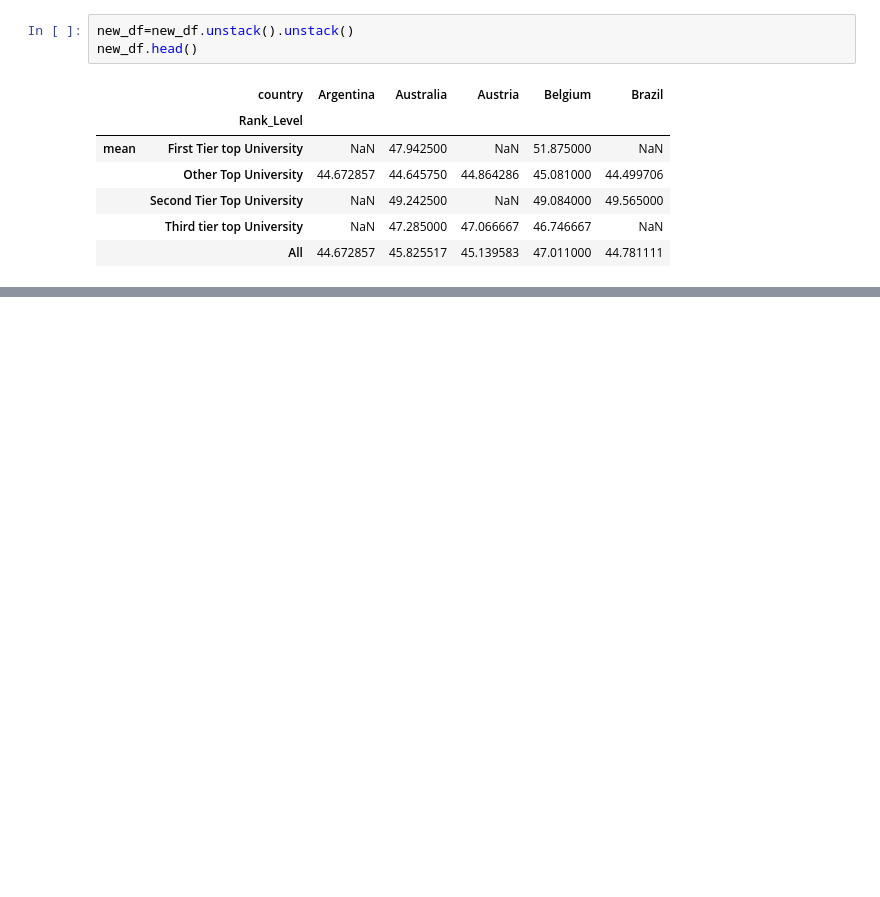
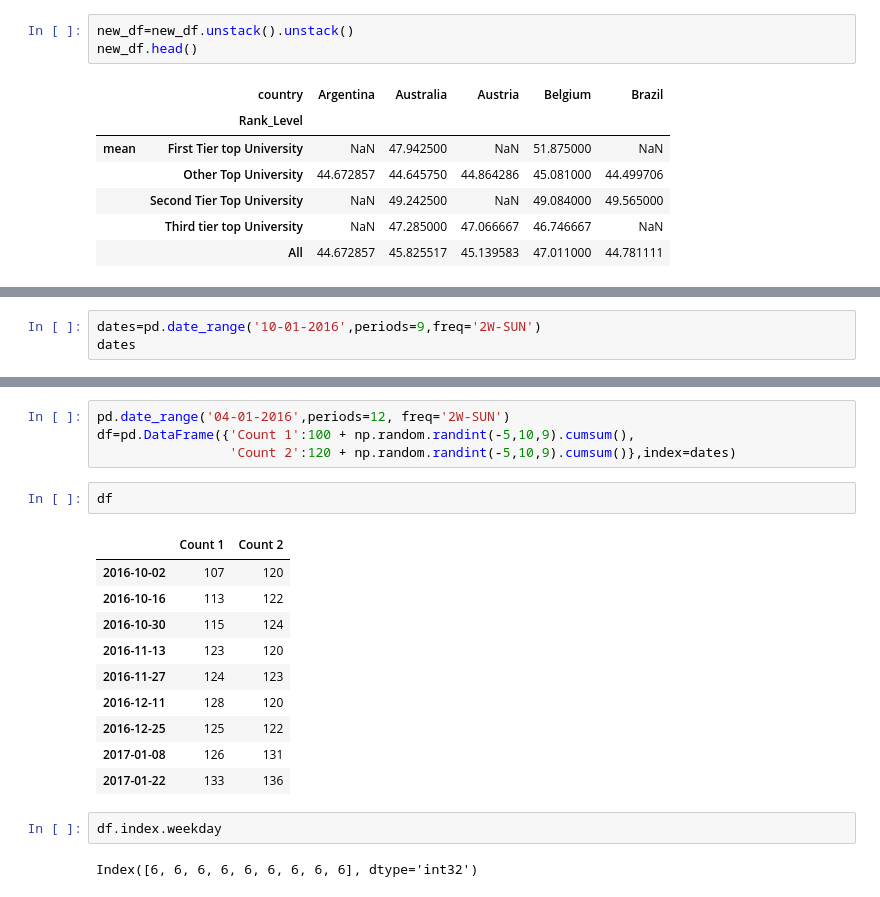
Before and after one commit to mrioshe/AppliedDataScienceWithPython, a Jupyter notebook: IntroductionToDataScienceInPython/week3_MoreDataProcessingWithPandas/MoreDataProcessingWithPandas.ipynb, the cells around one changed output, grey strips where cells are left out. Cells and saved outputs as stored; diff of their text form; blank space fills up the shorter version.

Commit message:
Dates in pandas

```diff
--- a/IntroductionToDataScienceInPython/week3_MoreDataProcessingWithPandas/MoreDataProcessingWithPandas.ipynb
+++ b/IntroductionToDataScienceInPython/week3_MoreDataProcessingWithPandas/MoreDataProcessingWithPandas.ipynb
@@ -879,0 +996,3 @@ new_df.head()
+# %%
+dates=pd.date_range('10-01-2016',periods=9,freq='2W-SUN')
+dates
@@ -879,0 +1012,21 @@ new_df.head()
+# %%
+pd.date_range('04-01-2016',periods=12, freq='2W-SUN')
+df=pd.DataFrame({'Count 1':100 + np.random.randint(-5,10,9).cumsum(),
+                 'Count 2':120 + np.random.randint(-5,10,9).cumsum()},index=dates)
+# %%
+df
+# %% [output]
+|  | Count 1 | Count 2 |
+| 2016-10-02 | 107 | 120 |
+| 2016-10-16 | 113 | 122 |
+| 2016-10-30 | 115 | 124 |
+| 2016-11-13 | 123 | 120 |
+| 2016-11-27 | 124 | 123 |
+| 2016-12-11 | 128 | 120 |
+| 2016-12-25 | 125 | 122 |
+| 2017-01-08 | 126 | 131 |
+| 2017-01-22 | 133 | 136 |
+# %%
+df.index.weekday
+# %% [output]
+Index([6, 6, 6, 6, 6, 6, 6, 6, 6], dtype='int32')
```
Also changed, not shown: parts of 36 cells of this notebook.
